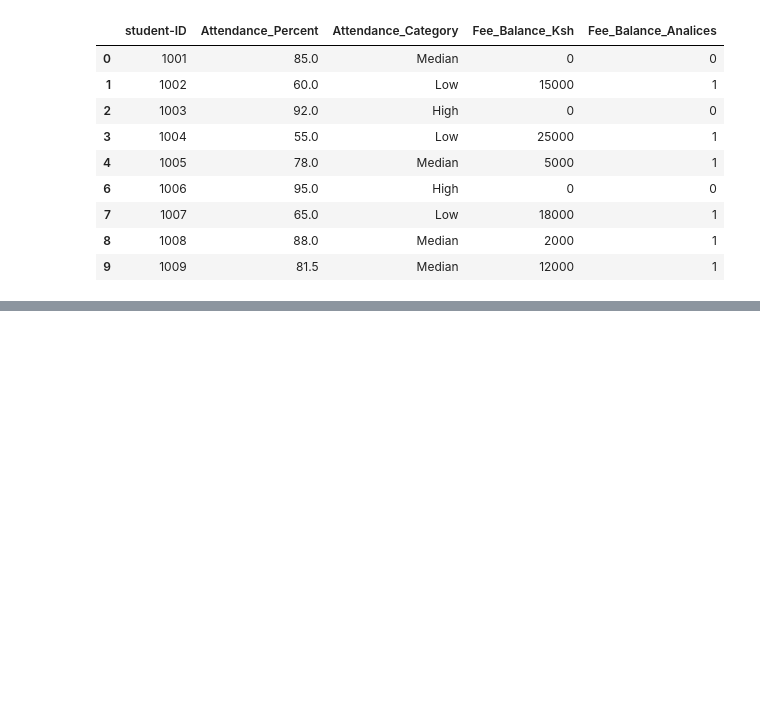
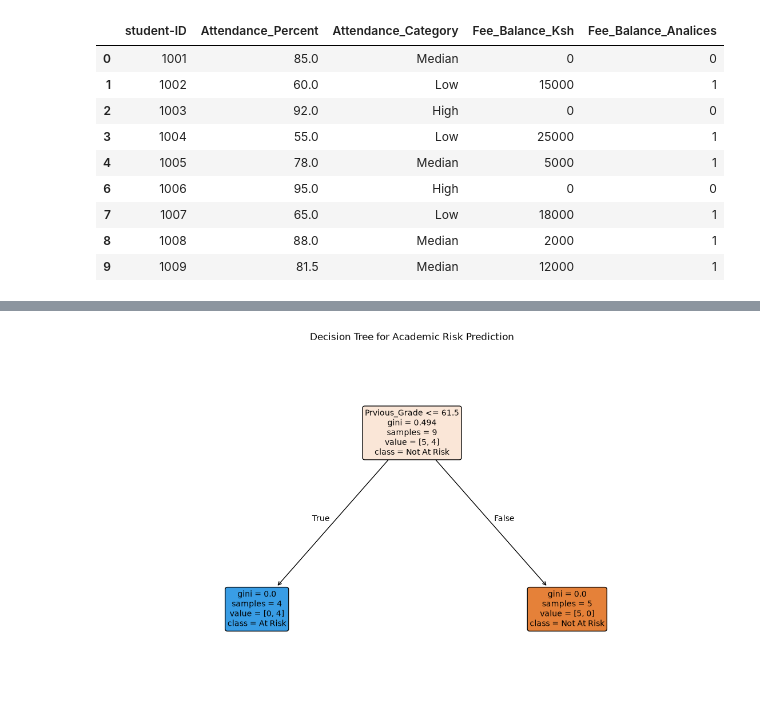
Before and after one commit to FREDRICK18682/student-data-analtic, a Jupyter notebook: studentriskanalysis.ipynb, the cells around one changed output, grey strips where cells are left out. Cells and saved outputs as stored; diff of their text form; code cells hidden in the pictures; blank space fills up the shorter version.

Commit message:
Add A decction tree in my project

```diff
--- a/studentriskanalysis.ipynb
+++ b/studentriskanalysis.ipynb
@@ -244,3 +246,50 @@ display(df)
 | 7 | 1007 | Nakuru | -1.072323 | -0.934639 | 1.080024 | -1.004573 | ... |
 | 8 | 1008 | Narok | 1.172073 | 0.755058 | -0.749664 | 0.990717 | ... |
 | 9 | 1009 | Nakuru | 0.124689 | 0.277535 | 0.393891 | -0.505751 | ... |
+# %%
+# ---- Desition Tree  and Graphviz -----
+#Defining Features
+x = df_encoded.drop(columns=[
+    'student_ID',
+    'Academic_Risk',
+    'Attendance_Category'
+], errors='ignore')
+y = df_encoded['Academic_Risk']
+#x(input)-information used by the model to learn
+# df.encoded - it takes you dataframe and removes columns thata shouldn't be used for predicting
+# student-ID - just a as unique identify
+# Academic_Risk - what is being predicted and can not be used as an input
+# y(output)- the extra column you want to predict
+
+#traning the decision tree
+clf = DecisionTreeClassifier(max_depth=3, random_state=42)
+clf.fit(x, y)
+# decisisonTreeClassifier - is an  machin learning algorithm imported from scikit-learn
+# max_depth=3 - limits the tree to a maximum of 3 level deep and keeps the tree simple
+# random_state=42 -make sure if you run the code angine you will still get the same tree structre
+# .fit(x, y) - a machine learning training stap where the algorith, looks at  the feature(x) and learning the  patterns that lead to the target
+
+# Exporting to Graphviz DOT fromat
+#this translate the trained decision tree into unuiversal text format
+# Exporting to Graphviz DOT format (Clean and correct)
+plt.figure(figsize=(14, 8))
+plot_tree(
+    clf,
+    feature_names=x.columns,
+    class_names=['Not At Risk', 'At Risk'],
+    filled=True,
+    rounded=True,
+    fontsize=10,
+)
+#feature_name=x.columns- labels the split point in the tree with your actual column/feature name
+#class_name=['Not At Risk], 'At Risk']- gives friedly text name to the 2 possibel outcome of your target variable
+# fill=True, rounded=True - make the resulting diagram look clean colorful and easy to read
+
+#Displaying The tree
+plt.title("Decision Tree for Academic Risk Prediction")
+plt.show()
+
+# grahviz.sources(*dot_data)- converting the text data from the previous step into visual graph abject
+# Dsipaly(graph)- Display the flowehart diagram directly in you notebook
+# %% [output]
+[figure, added]
```
Also changed, not shown: parts of 2 cells of this notebook.
